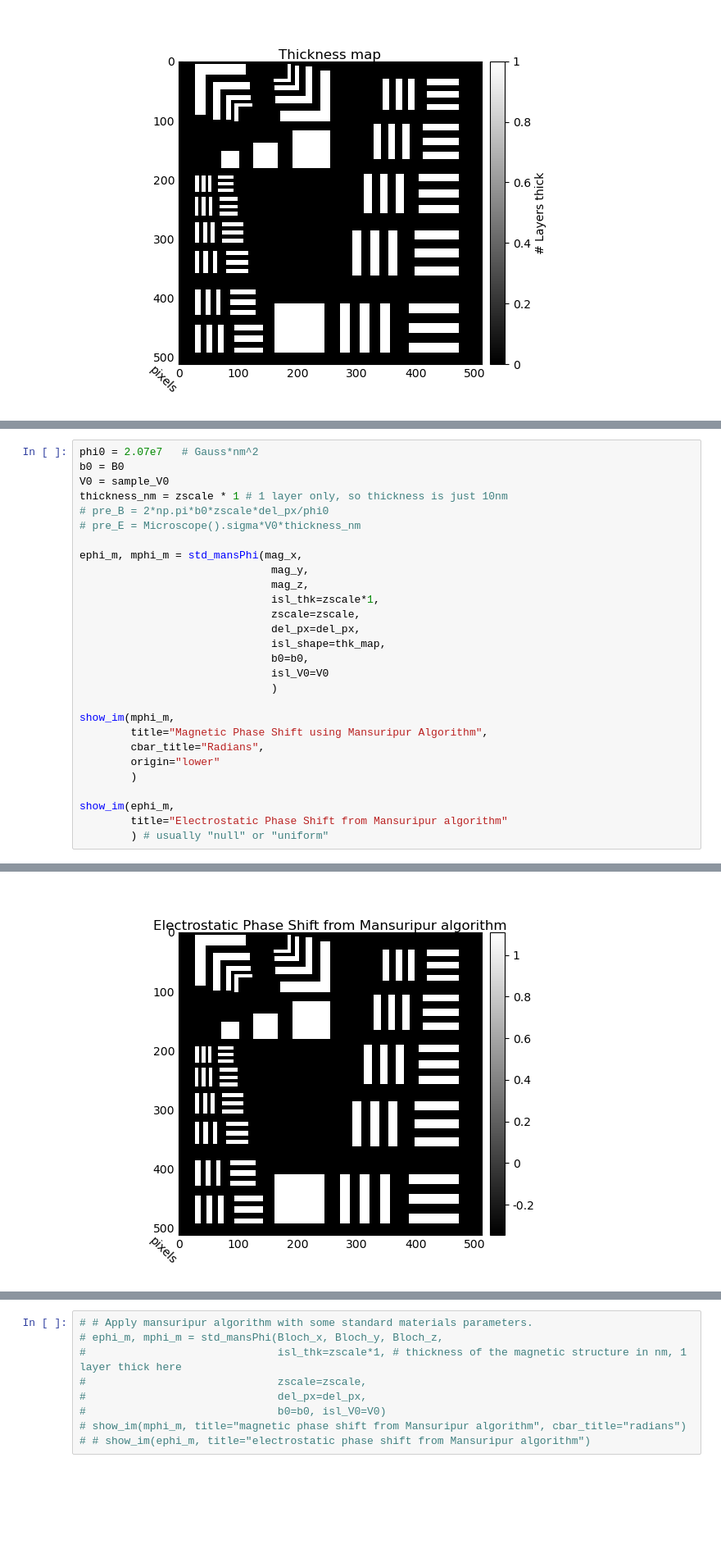
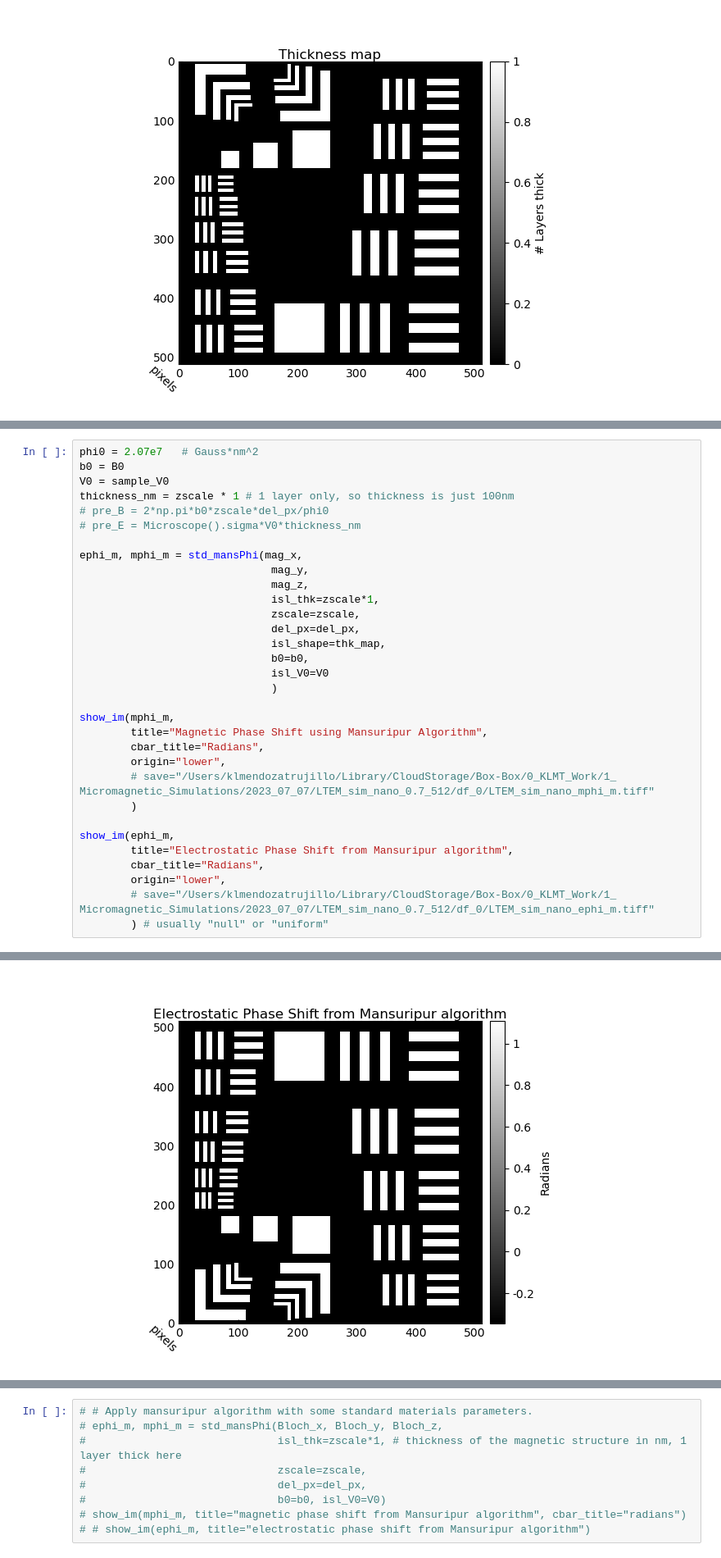
Before and after one commit to KaynaL-MT/PyLorentz, a Jupyter notebook: Examples/SIM_KaynaL-MT.ipynb, the cells around one changed output, grey strips where cells are left out. Shown at 82% size. Cells and saved outputs as stored; diff of their text form; blank space fills up the shorter version.

```diff
--- a/Examples/SIM_KaynaL-MT.ipynb
+++ b/Examples/SIM_KaynaL-MT.ipynb
@@ -237,31 +240,35 @@ The Mansuripur algorithm is an established technique for calculating phase shift
 # %%
 phi0 = 2.07e7   # Gauss*nm^2
 b0 = B0
 V0 = sample_V0
-thickness_nm = zscale * 1 # 1 layer only, so thickness is just 10nm
+thickness_nm = zscale * 1 # 1 layer only, so thickness is just 100nm
 # pre_B = 2*np.pi*b0*zscale*del_px/phi0
 # pre_E = Microscope().sigma*V0*thickness_nm
 
 ephi_m, mphi_m = std_mansPhi(mag_x,
                               mag_y,
                               mag_z,
                               isl_thk=zscale*1,
                               zscale=zscale,
                               del_px=del_px,
                               isl_shape=thk_map,
                               b0=b0,
                               isl_V0=V0
                               )
 
 show_im(mphi_m,
         title="Magnetic Phase Shift using Mansuripur Algorithm",
         cbar_title="Radians",
-        origin="lower"
+        origin="lower",
+        # save="/Users/klmendozatrujillo/Library/CloudStorage/Box-Box/0_KLMT_Work/1_ Micromagnetic_Simulations/2023_07_07/LTEM_sim_nano_0.7_512/df_0/LTEM_sim_nano_mphi_m.tiff"
         )
 
 show_im(ephi_m,
-        title="Electrostatic Phase Shift from Mansuripur algorithm"
+        title="Electrostatic Phase Shift from Mansuripur algorithm",
+        cbar_title="Radians",
+        origin="lower",
+        # save="/Users/klmendozatrujillo/Library/CloudStorage/Box-Box/0_KLMT_Work/1_ Micromagnetic_Simulations/2023_07_07/LTEM_sim_nano_0.7_512/df_0/LTEM_sim_nano_ephi_m.tiff"
         ) # usually "null" or "uniform"
 # %% [output]
 [figure]
-[figure, old version]
+[figure, new version]
```
Also changed, not shown: parts of 11 cells of this notebook, 1 other file.
